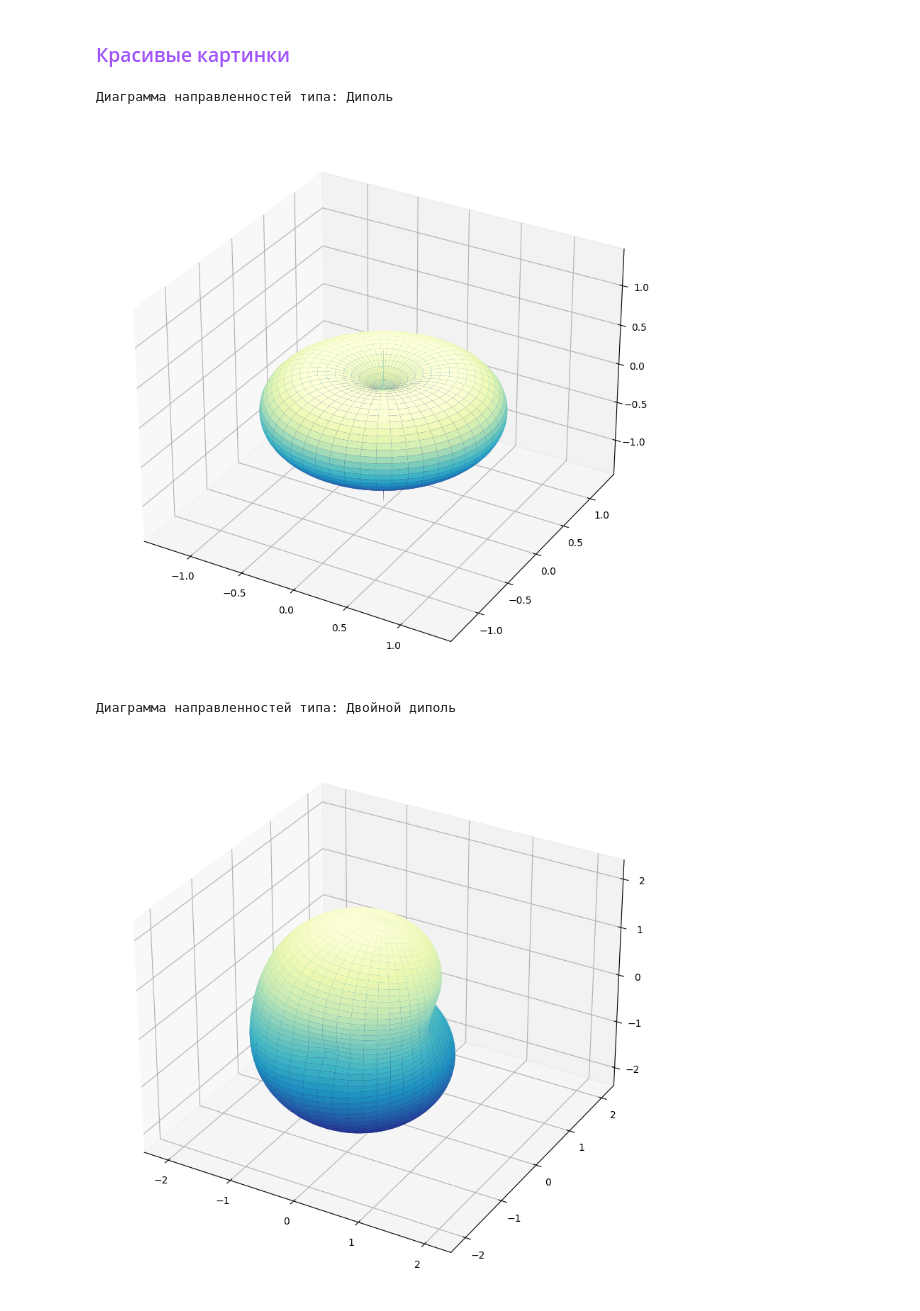
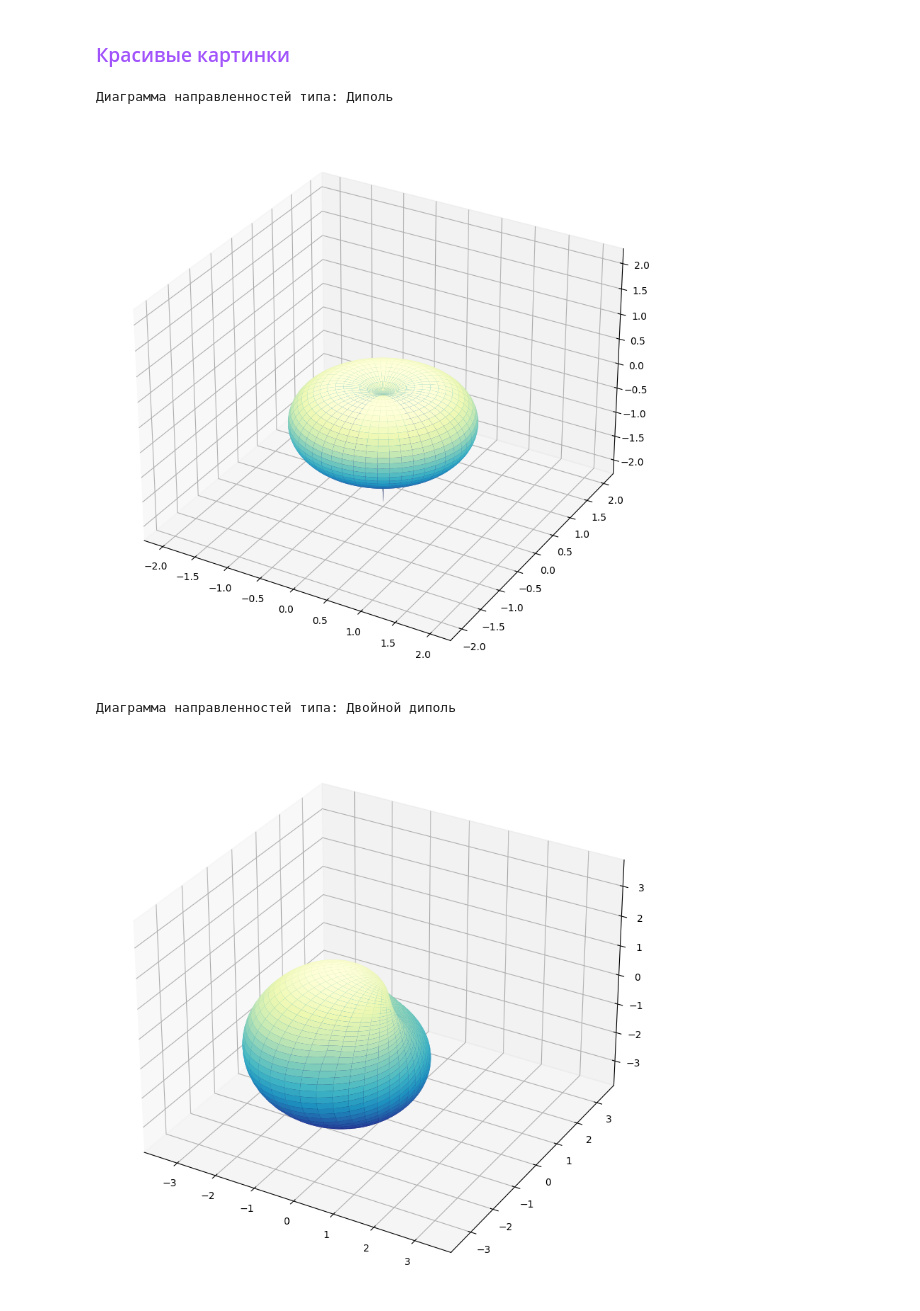
Before and after one commit to CamelCaseAverageEnjoyer/PythonCompendium, a Jupyter notebook: DissertationPhd/gain show.ipynb, the cells around one changed output. Drawn from its saved outputs; the diff is of its cells as text; code cells hidden in the pictures.

```diff
--- a/DissertationPhd/gain show.ipynb
+++ b/DissertationPhd/gain show.ipynb
@@ -14,7 +14,7 @@ def clip(a, bot=-1e10, top=1e10):
         return bot
     return a
 
-def gain(r: any, model: str = 'dipol', distortion: float = 0.2) -> float:
+def gain(r: any, model: str = 'dipol', distortion: float = 0.6) -> float:
 
     def local_dipol(r, ind: str = 'x', distortion: float = 0.):
         cos_a = r[0]*int(ind=='x') + r[1]*int(ind=='y') + r[2]*int(ind=='z')
@@ -22,7 +22,7 @@ def gain(r: any, model: str = 'dipol', distortion: float = 0.2) -> float:
                 np.sqrt(r[0]**2 + r[2]**2)*int(ind=='y') + \
                 np.sqrt(r[0]**2 + r[1]**2)*int(ind=='z')
         aside = (r[1]+r[2])*int(ind=='x') + \
-                r[0]*int(ind=='y') + \
+                (r[0]+r[2])*int(ind=='y') + \
                 r[2]*int(ind=='z')
         return np.cos(cos_a * np.pi / 2) / sin_a - distortion * cos_a  - distortion * aside
 
@@ -31,32 +31,32 @@ def gain(r: any, model: str = 'dipol', distortion: float = 0.2) -> float:
     if model == 'double dipol':
         return local_dipol(r, 'x', distortion) + local_dipol(r, 'y', distortion)
     return 1
 
 def plot_model_gain(model: str, txt: str, N: int = 200):
     print(f"Диаграмма направленностей типа: {txt}")
     fig = plt.figure(figsize=(10, 10))
     ax = fig.add_subplot(projection='3d')
 
     u = np.linspace(0, 2 * np.pi, N)
     v = np.linspace(-np.pi / 2, np.pi / 2, N)
     U, V = np.meshgrid(u, v)
 
     g = np.array([[gain(r=pol2dec(1, u[i], v[j]), model=model) for i in range(N)] for j in range(N)])
     max_g = np.max(g.flatten())
     X, Y, Z = g*np.cos(U)*np.cos(V), g*np.sin(U)*np.cos(V), g*np.sin(V)
 
     ax.plot_surface(X, Y, Z, cmap=plt.cm.YlGnBu_r)
     ax.set_xlim(-max_g, max_g)
     ax.set_ylim(-max_g, max_g)
     ax.set_zlim(-max_g, max_g)
     # ax.view_init(0, 70)
     plt.show()
 
 # plot_model_gain('equal', 'Изотропная')
 plot_model_gain('dipol', 'Диполь')
 plot_model_gain('double dipol', 'Двойной диполь')
 # %% [output]
 Диаграмма направленностей типа: Диполь
-[figure, old version]
+[figure, new version]
 Диаграмма направленностей типа: Двойной диполь
-[figure, old version]
+[figure, new version]
```
Also changed, not shown: 7 other files.
